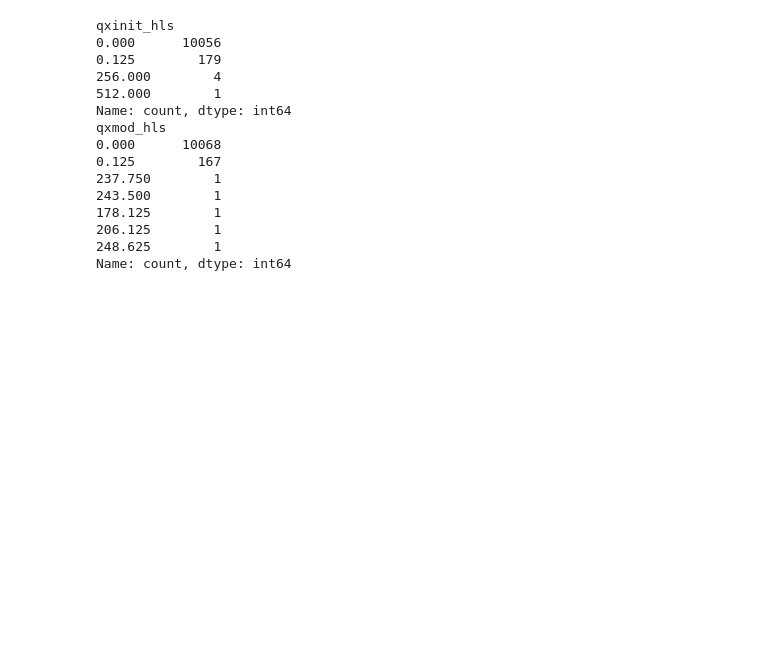
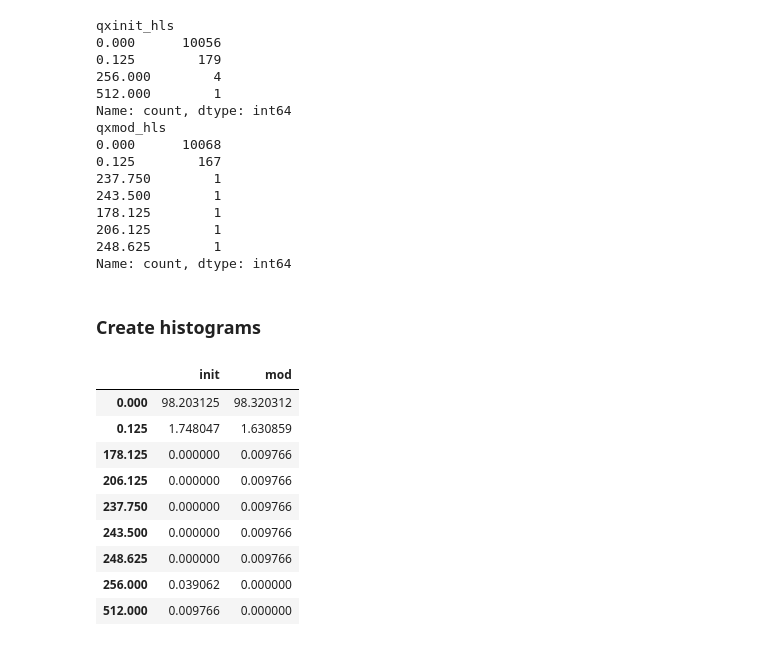
Before and after one commit to pawelsajdak/project_CERN, a Jupyter notebook: book4.ipynb, the cells around one changed output. Saved outputs shown, nothing was run; the diff lists cells and outputs as text; code cells hidden in the pictures; blank space fills up the shorter version.

```diff
--- a/book4.ipynb
+++ b/book4.ipynb
@@ -76,3 +76,5 @@ qxmod_hls
 206.125        1
 248.625        1
 Name: count, dtype: int64
+# %% [markdown]
+### Create histograms
@@ -78,0 +83,20 @@ Name: count, dtype: int64
+# %%
+dfpl = pd.DataFrame([df['qxinit_hls'].value_counts(),df['qxmod_hls'].value_counts()])
+dfpl = dfpl.transpose()
+dfpl.columns = ['init','mod']
+dfpl = dfpl.fillna(0)
+dfpl /= dfpl['init'].sum()
+dfpl *= 100
+dfpl = dfpl.sort_index()
+dfpl
+# %% [output]
+|  | init | mod |
+| 0.000 | 98.203125 | 98.320312 |
+| 0.125 | 1.748047 | 1.630859 |
+| 178.125 | 0.000000 | 0.009766 |
+| 206.125 | 0.000000 | 0.009766 |
+| 237.750 | 0.000000 | 0.009766 |
+| 243.500 | 0.000000 | 0.009766 |
+| 248.625 | 0.000000 | 0.009766 |
+| 256.000 | 0.039062 | 0.000000 |
+| 512.000 | 0.009766 | 0.000000 |
```
Also changed, not shown: parts of 7 cells of this notebook, 3 other files.
